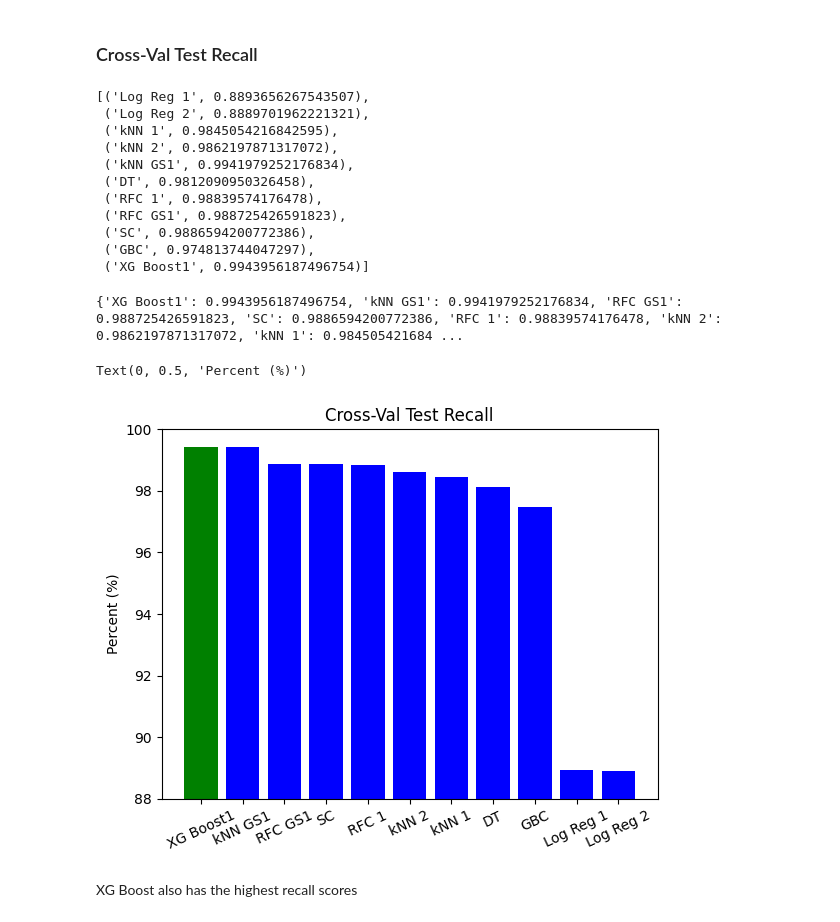
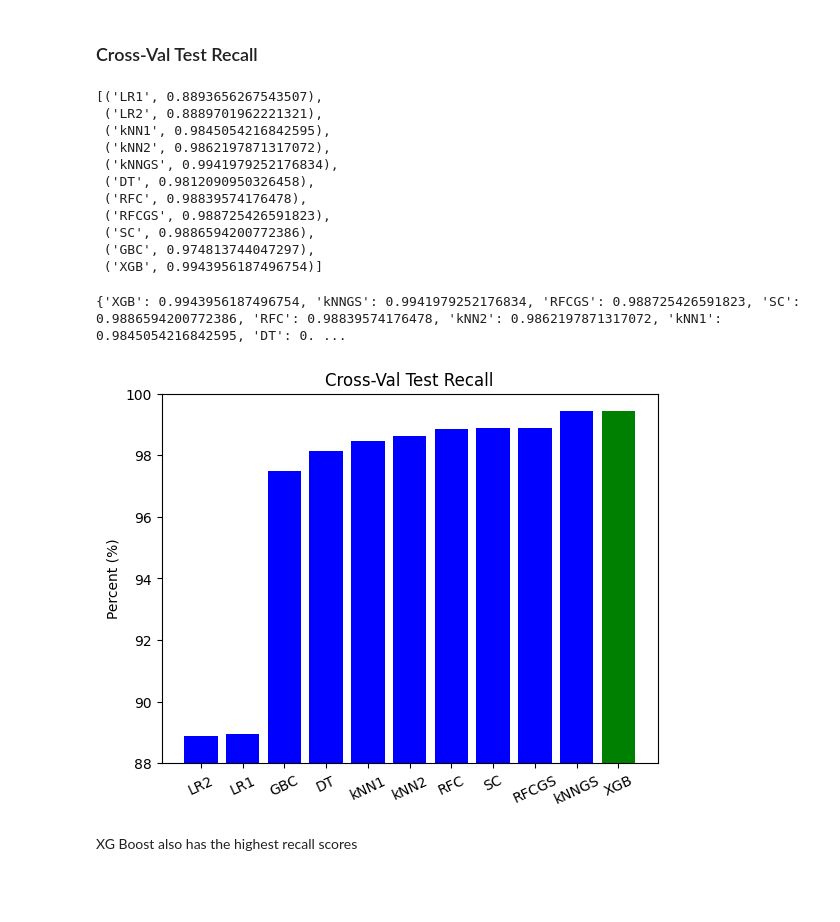
Before and after one commit to mccafj/Fall_Detection_Model, a Jupyter notebook: scratch_notebook.ipynb, the cells around one changed output. Cells and saved outputs as stored; diff of their text form; code cells hidden in the pictures; blank space fills up the shorter version.

```diff
--- a/scratch_notebook.ipynb
+++ b/scratch_notebook.ipynb
@@ -1820,7 +1829,7 @@ To review, my chosen metrics for evaluation are accuracy, recall (aiming to redu
 To create visualizations for each test metric, I can create a function that will be able to create a list of all values from the results for each model above
 # %%
 # creating a separate list of models so visuals have neater titles
-models = ['Log Reg 1', 'Log Reg 2', 'kNN 1', 'kNN 2', 'kNN GS1', 'DT', 'RFC 1', 'RFC GS1', 'SC', 'GBC', 'XG Boost1']
+models = ['LR1', 'LR2', 'kNN1', 'kNN2', 'kNNGS', 'DT', 'RFC', 'RFCGS', 'SC', 'GBC', 'XGB']
 # %%
 # a list of all the model's results
 results_all = [logreg1_results, logreg2_results, knn1_results, knn2_results, knn_gs1_results, dt_results,
@@ -1904,17 +1921,17 @@ XG Boost has the highest accuracy scores on training data (mean of cross-val wit
 test_recall_dict = {models: test_recall_list for models, test_recall_list in zip(models, test_recall_list)}
 list(test_recall_dict.items())
 # %% [output]
-[('Log Reg 1', 0.8893656267543507),
- ('Log Reg 2', 0.8889701962221321),
- ('kNN 1', 0.9845054216842595),
- ('kNN 2', 0.9862197871317072),
- ('kNN GS1', 0.9941979252176834),
+[('LR1', 0.8893656267543507),
+ ('LR2', 0.8889701962221321),
+ ('kNN1', 0.9845054216842595),
+ ('kNN2', 0.9862197871317072),
+ ('kNNGS', 0.9941979252176834),
  ('DT', 0.9812090950326458),
- ('RFC 1', 0.98839574176478),
- ('RFC GS1', 0.988725426591823),
+ ('RFC', 0.98839574176478),
+ ('RFCGS', 0.988725426591823),
  ('SC', 0.9886594200772386),
  ('GBC', 0.974813744047297),
- ('XG Boost1', 0.9943956187496754)]
+ ('XGB', 0.9943956187496754)]
 # %%
 recall_keys = list(test_recall_dict.keys())
 recall_values = list(test_recall_dict.values())
@@ -1923,24 +1940,27 @@ sorted_recall_dict = {recall_keys[i]: recall_values[i] for i in recall_index}
 
 print(sorted_recall_dict)
 # %% [output]
-{'XG Boost1': 0.9943956187496754, 'kNN GS1': 0.9941979252176834, 'RFC GS1': 0.988725426591823, 'SC': 0.9886594200772386, 'RFC 1': 0.98839574176478, 'kNN 2': 0.9862197871317072, 'kNN 1': 0.984505421684 ...
+{'XGB': 0.9943956187496754, 'kNNGS': 0.9941979252176834, 'RFCGS': 0.988725426591823, 'SC': 0.9886594200772386, 'RFC': 0.98839574176478, 'kNN2': 0.9862197871317072, 'kNN1': 0.9845054216842595, 'DT': 0. ...
+# %%
+X_recall = list(sorted_recall_dict.keys())
+y_recall = [number*100 for number in (list(sorted_recall_dict.values()))]
+# %%
+X_recall_rev = invertList(X_recall)
+y_recall_rev = invertList(y_recall)
 # %%
 #  Comparing each model by test recall scores
 
-X_recall = sorted_recall_dict.keys()
-y_recall = [number*100 for number in (list(sorted_recall_dict.values()))]
-
 fig, ax = plt.subplots()
-plt.bar(X_recall, y_recall, color=['green', 'blue', 'blue', 'blue', 'blue', 'blue', 'blue', 'blue', 'blue', 'blue', 'blue'])
+plt.bar(X_recall_rev, y_recall_rev, color=['blue', 'blue', 'blue', 'blue', 'blue', 'blue', 'blue', 'blue', 'blue', 'blue', 'green'])
 plt.xticks(rotation=25)
 plt.ylim(88, 100)
 plt.grid(False)
 ax.set_title("Cross-Val Test Recall")
 plt.ylabel("Percent (%)")
-# plt.savefig('images/cross_val_recall_bar.png', dpi=300, bbox_inches='tight');
+plt.savefig('images/cross_val_recall_bar.png', dpi=300, bbox_inches='tight')
+plt.show;
 # %% [output]
-Text(0, 0.5, 'Percent (%)')
-[figure, old version]
+[figure, new version]
 # %% [markdown]
 XG Boost also has the highest recall scores
 # %% [markdown]
```
Also changed, not shown: parts of 126 cells of this notebook, 13 other files.
